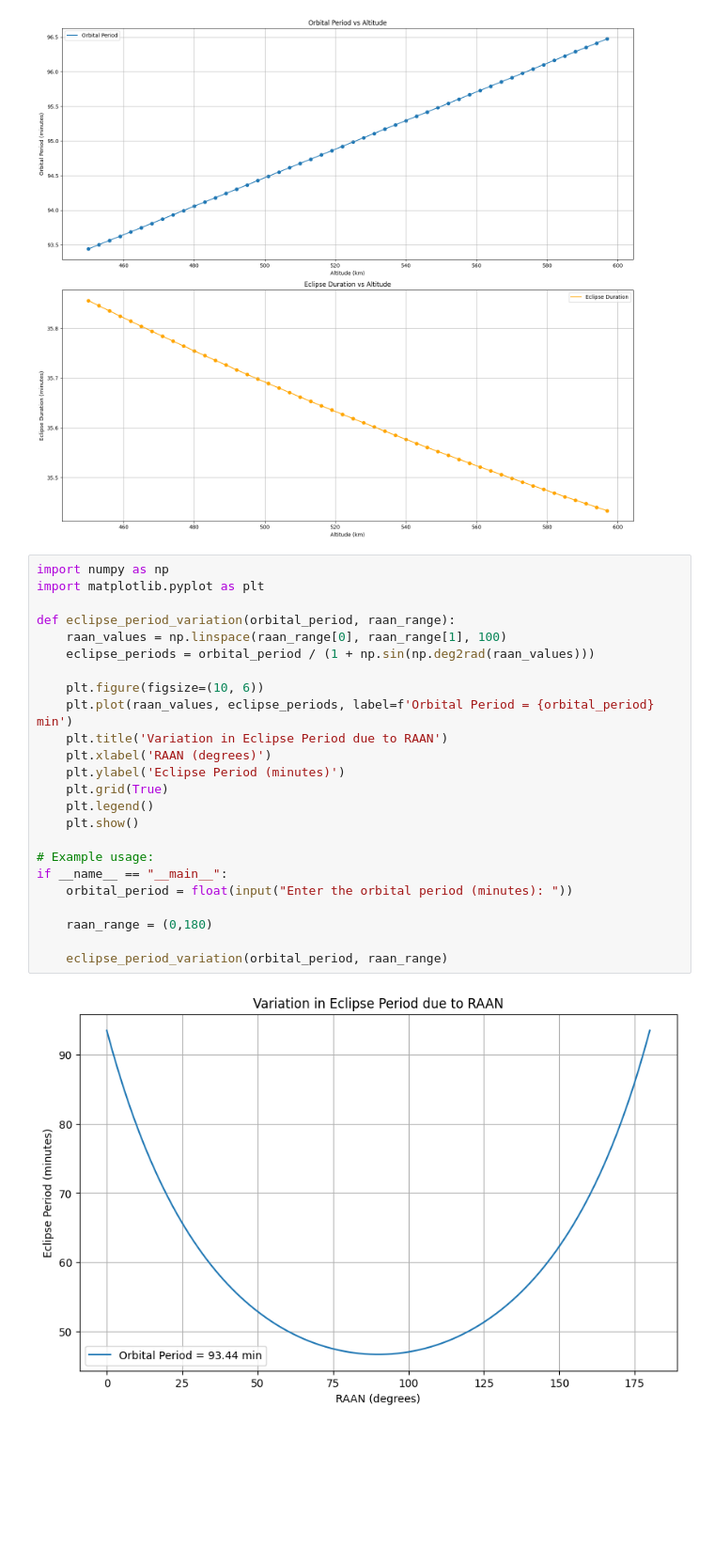
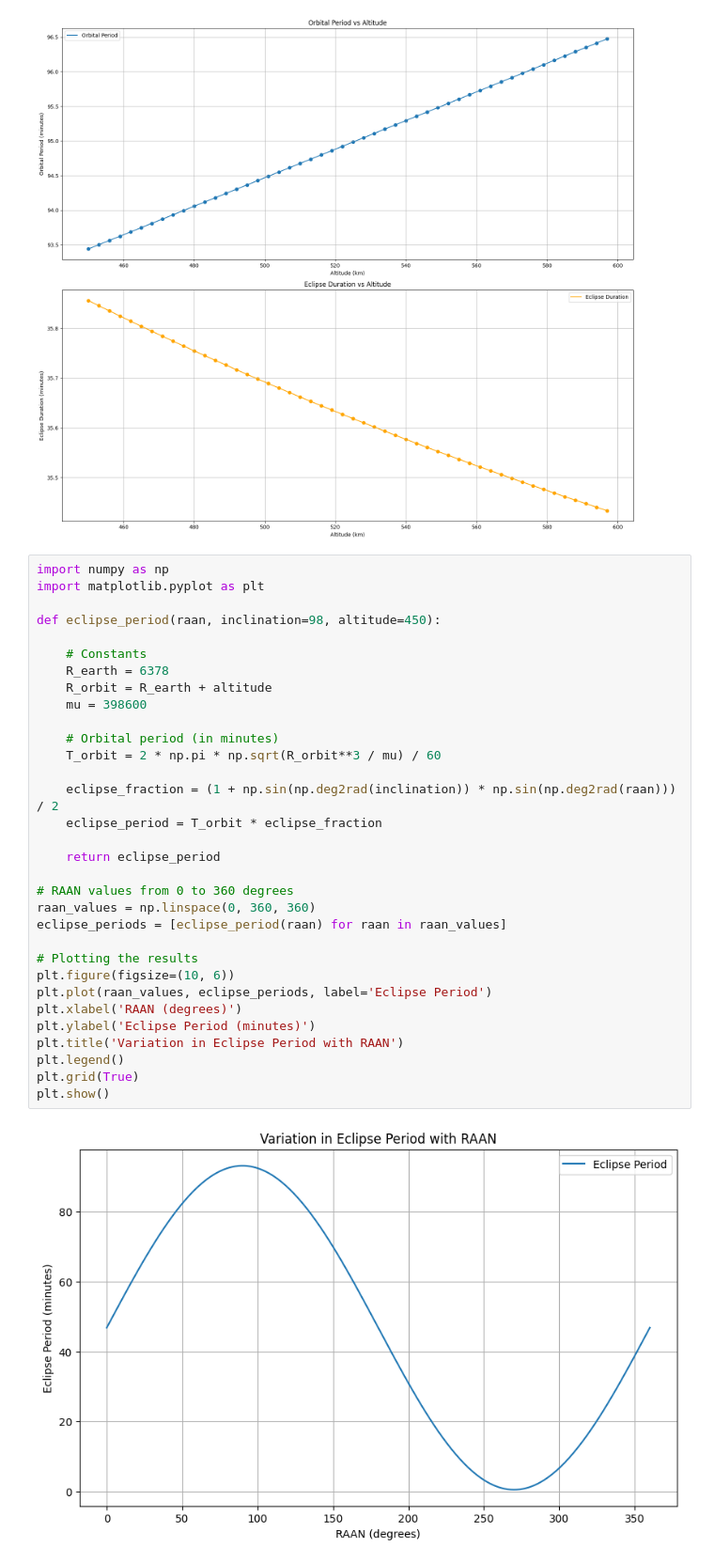
Before and after one commit to arpan-dey-code/CUBESAT, a Jupyter notebook: Orbit&Eclipse.ipynb, the cells around one changed output. Shown at 94% size. Drawn from its saved outputs; the diff is of its cells as text; blank space fills up the shorter version.

```diff
--- a/Orbit&Eclipse.ipynb
+++ b/Orbit&Eclipse.ipynb
@@ -83,29 +83,37 @@ plt.tight_layout()
 plt.show()
 # %% [output]
 [figure]
-# %%
-import numpy as np
-import matplotlib.pyplot as plt
-
-def eclipse_period_variation(orbital_period, raan_range):
-    raan_values = np.linspace(raan_range[0], raan_range[1], 100)
-    eclipse_periods = orbital_period / (1 + np.sin(np.deg2rad(raan_values)))
-
-    plt.figure(figsize=(10, 6))
-    plt.plot(raan_values, eclipse_periods, label=f'Orbital Period = {orbital_period} min')
-    plt.title('Variation in Eclipse Period due to RAAN')
-    plt.xlabel('RAAN (degrees)')
-    plt.ylabel('Eclipse Period (minutes)')
-    plt.grid(True)
-    plt.legend()
-    plt.show()
-
-# Example usage:
-if __name__ == "__main__":
-    orbital_period = float(input("Enter the orbital period (minutes): "))
-
-    raan_range = (0,180)
-
-    eclipse_period_variation(orbital_period, raan_range)
-# %% [output]
-[figure, removed]
+# %%
+import numpy as np
+import matplotlib.pyplot as plt
+
+def eclipse_period(raan, inclination=98, altitude=450):
+
+    # Constants
+    R_earth = 6378
+    R_orbit = R_earth + altitude
+    mu = 398600
+
+    # Orbital period (in minutes)
+    T_orbit = 2 * np.pi * np.sqrt(R_orbit**3 / mu) / 60
+
+    eclipse_fraction = (1 + np.sin(np.deg2rad(inclination)) * np.sin(np.deg2rad(raan))) / 2
+    eclipse_period = T_orbit * eclipse_fraction
+
+    return eclipse_period
+
+# RAAN values from 0 to 360 degrees
+raan_values = np.linspace(0, 360, 360)
+eclipse_periods = [eclipse_period(raan) for raan in raan_values]
+
+# Plotting the results
+plt.figure(figsize=(10, 6))
+plt.plot(raan_values, eclipse_periods, label='Eclipse Period')
+plt.xlabel('RAAN (degrees)')
+plt.ylabel('Eclipse Period (minutes)')
+plt.title('Variation in Eclipse Period with RAAN')
+plt.legend()
+plt.grid(True)
+plt.show()
+# %% [output]
+[figure, added]
```
